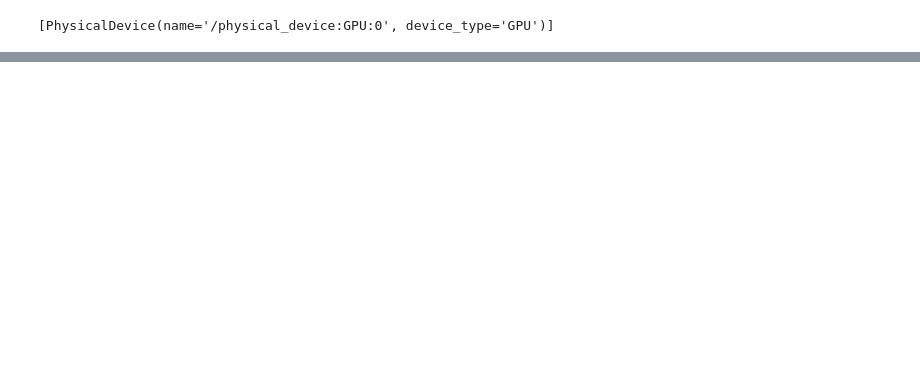
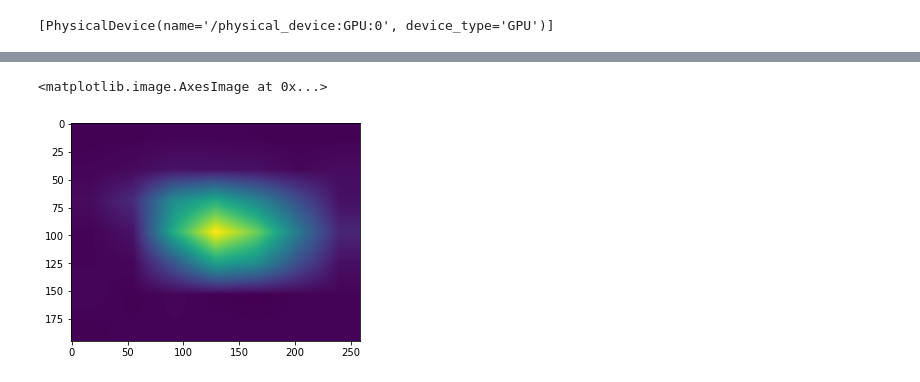
Before and after one commit to chemicalappendorf/a_project, a Jupyter notebook: CAM.ipynb, the cells around one changed output, grey strips where cells are left out. Cells and saved outputs as stored; diff of their text form; code cells hidden in the pictures; blank space fills up the shorter version.

```diff
--- a/CAM.ipynb
+++ b/CAM.ipynb
@@ -30,0 +236,31 @@ Downloading and preparing dataset Unknown size (download: Unknown size, generate
+# %%
+def generate_cam(model, item):
+    item = copy.deepcopy(item)
+    width = item['image'].shape[1]
+    height = item['image'].shape[0]
+
+    img_tensor, class_idx = normalize_and_resize_img(item)
+
+    # 학습한 모델에서 원하는 Layer의 output을 얻기 위해서 모델의 input과 output을 새롭게 정의해줍니다.
+    # model.layers[-3].output에서는 우리가 필요로 하는 GAP 이전 Convolution layer의 output을 얻을 수 있습니다.
+    cam_model = tf.keras.models.Model([model.inputs], [model.layers[-3].output, model.output])
+    conv_outputs, predictions = cam_model(tf.expand_dims(img_tensor, 0))
+
+    conv_outputs = conv_outputs[0, :, :, :]
+    class_weights = model.layers[-1].get_weights()[0] #마지막 모델의 weight activation을 가져옵니다.
+
+    cam_image = np.zeros(dtype=np.float32, shape=conv_outputs.shape[0:2])
+    for i, w in enumerate(class_weights[:, class_idx]):
+        # W * f 를 통해 class별 activation map을 계산합니다.
+        cam_image += w * conv_outputs[:, :, i]
+
+    cam_image /= np.max(cam_image) # activation score를 normalize합니다.
+    cam_image = cam_image.numpy()
+    cam_image = cv2.resize(cam_image, (width, height)) # 원래 이미지의 크기로 resize합니다.
+    return cam_image
+# %%
+cam_image = generate_cam(cam_model, item)
+plt.imshow(cam_image)
+# %% [output]
+<matplotlib.image.AxesImage at 0x...>
+[figure, added]
```
Also changed, not shown: parts of 45 cells of this notebook.
